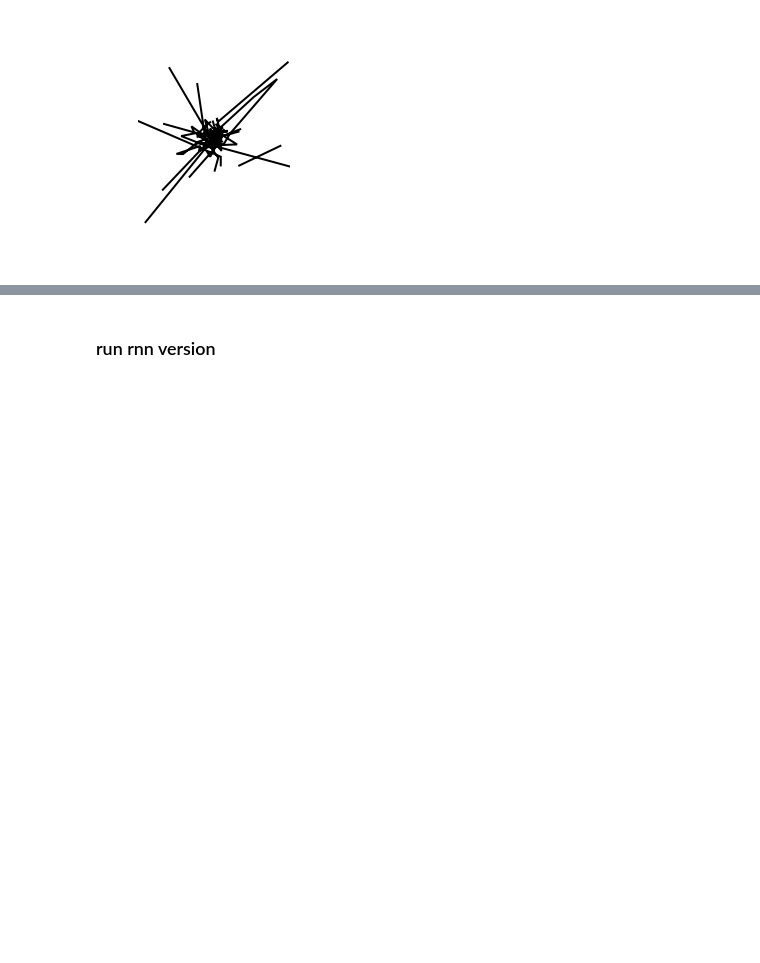
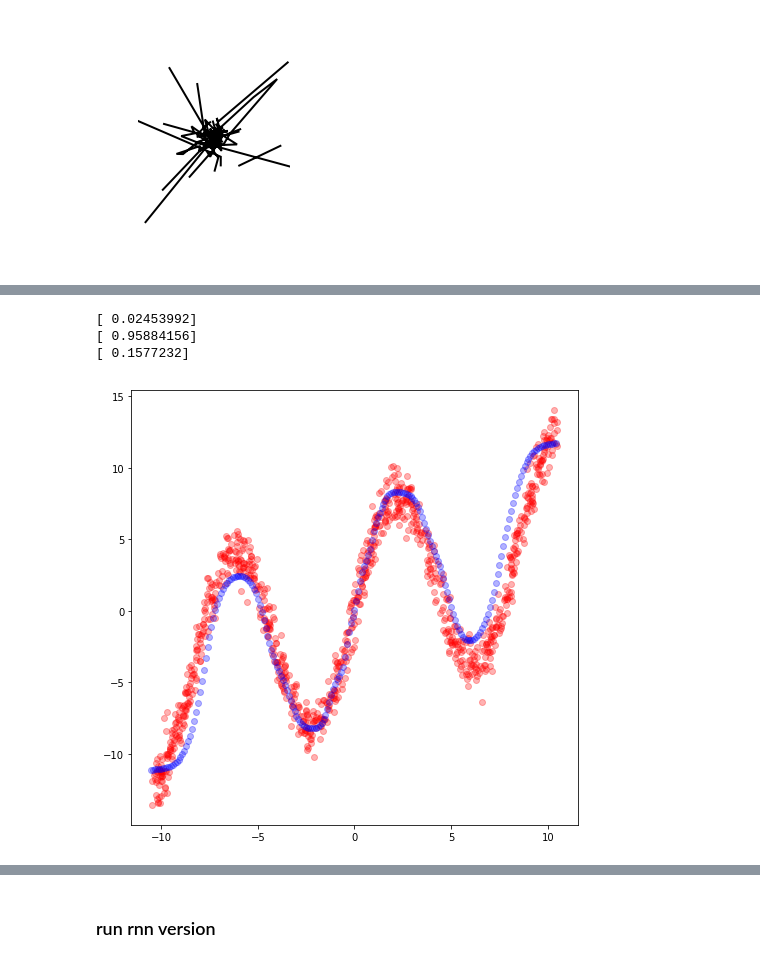
Before and after one commit to judithfan/pix2svg, a Jupyter notebook: tf_sketchy.ipynb, the cells around one changed output, grey strips where cells are left out. Cells and saved outputs as stored; diff of their text form; code cells hidden in the pictures; blank space fills up the shorter version.

```diff
--- a/tf_sketchy.ipynb
+++ b/tf_sketchy.ipynb
@@ -860,0 +1118,58 @@ plt.show()
+# %%
+x1 = tf.random_normal([1], mean=0, stddev=0.1)
+x2 = tf.random_normal([1], mean=1, stddev=0.1)
+mu1 = tf.constant(0., dtype=tf.float32)
+mu2 = tf.constant(1., dtype=tf.float32)
+s1 = tf.constant(1., dtype=tf.float32)
+s2 = tf.constant(1., dtype=tf.float32)
+rho = tf.constant(0., dtype=tf.float32)
+result = mdn.tf_2d_normal(x1, x2, mu1, mu2, s1, s2, rho)
+sess = tf.InteractiveSession()
+sess.run(tf.global_variables_initializer())
+print x1.eval()
+print x2.eval()
+print result.eval()
+sess.close()
+# %% [output]
+[ 0.02453992]
+[ 0.95884156]
+[ 0.1577232]
+# %%
+## self contained example of sinusoidal function fitting
+NSAMPLE = 1000
+x_data = np.float32(np.random.uniform(-10.5, 10.5, (1, NSAMPLE))).T
+r_data = np.float32(np.random.normal(size=(NSAMPLE,1)))
+y_data = np.float32(np.sin(0.75*x_data)*7.0+x_data*0.5+r_data*1.0)
+
+x = tf.placeholder(dtype=tf.float32, shape=[None,1])
+y = tf.placeholder(dtype=tf.float32, shape=[None,1])
+
+NHIDDEN = 20
+W = tf.Variable(tf.random_normal([1,NHIDDEN], stddev=1.0, dtype=tf.float32))
+b = tf.Variable(tf.random_normal([1,NHIDDEN], stddev=1.0, dtype=tf.float32))
+
+W_out = tf.Variable(tf.random_normal([NHIDDEN,1], stddev=1.0, dtype=tf.float32))
+b_out = tf.Variable(tf.random_normal([1,1], stddev=1.0, dtype=tf.float32))
+
+hidden_layer = tf.nn.tanh(tf.matmul(x, W) + b)
+y_out = tf.matmul(hidden_layer,W_out) + b_out
+lossfunc = tf.nn.l2_loss(y_out-y)
+train_op = tf.train.RMSPropOptimizer(learning_rate=0.1, decay=0.8).minimize(lossfunc)
+
+sess = tf.InteractiveSession()
+sess.run(tf.global_variables_initializer())
+NEPOCH = 1000
+for i in range(NEPOCH):
+    sess.run(train_op,feed_dict={x: x_data, y: y_data})
+
+x_test = np.float32(np.arange(-10.5,10.5,0.1))
+x_test = x_test.reshape(x_test.size,1)
+y_test = sess.run(y_out,feed_dict={x: x_test})
+
+plt.figure(figsize=(8, 8))
+plt.plot(x_data,y_data,'ro', x_test,y_test,'bo',alpha=0.3)
+plt.show()
+
+sess.close()
+# %% [output]
+[figure, added]
```
Also changed, not shown: parts of 21 cells of this notebook, 1 other file.
